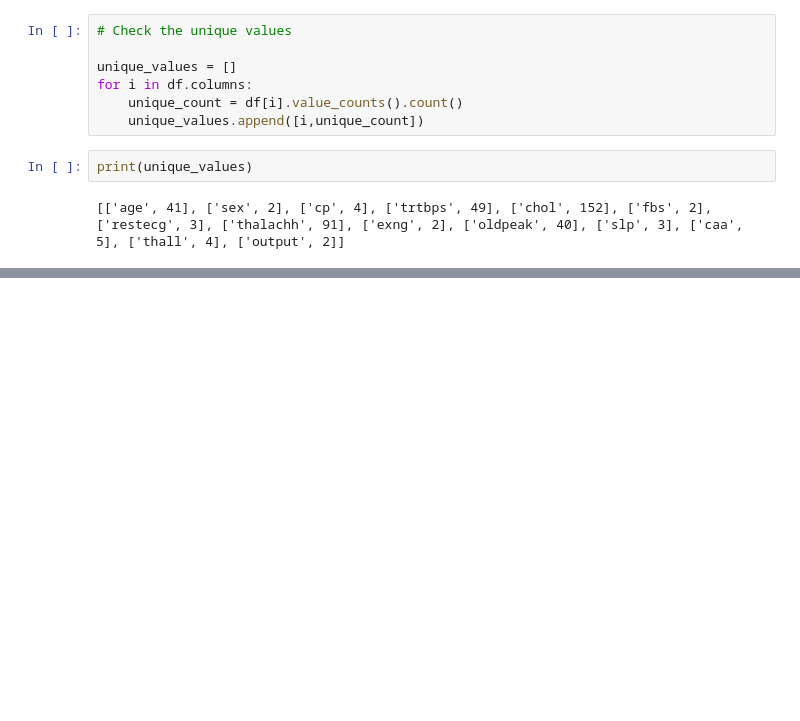
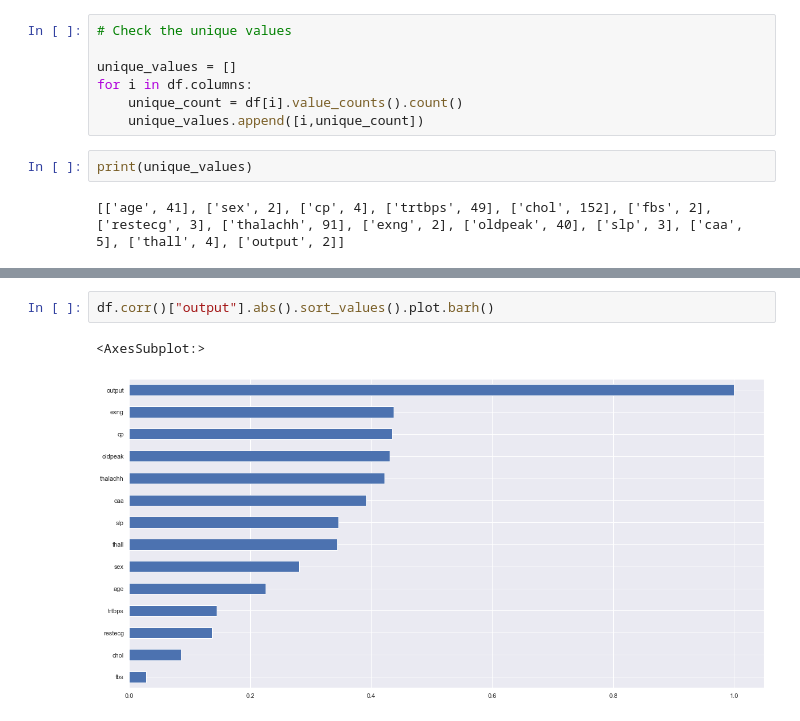
Before and after one commit to AndreaViviani89/Hipocratia_challenge, a Jupyter notebook: Eda.ipynb, the cells around one changed output, grey strips where cells are left out. Drawn from its saved outputs; the diff is of its cells as text; blank space fills up the shorter version.

```diff
--- a/Eda.ipynb
+++ b/Eda.ipynb
@@ -51,3 +70,8 @@ sns.heatmap(matrix, annot=True, cmap="YlOrBr")
 plt.show()
 # %% [output]
 [figure]
+# %%
+df.corr()["output"].abs().sort_values().plot.barh()
+# %% [output]
+<AxesSubplot:>
+[figure, added]
```
Also changed, not shown: parts of 4 cells of this notebook.
